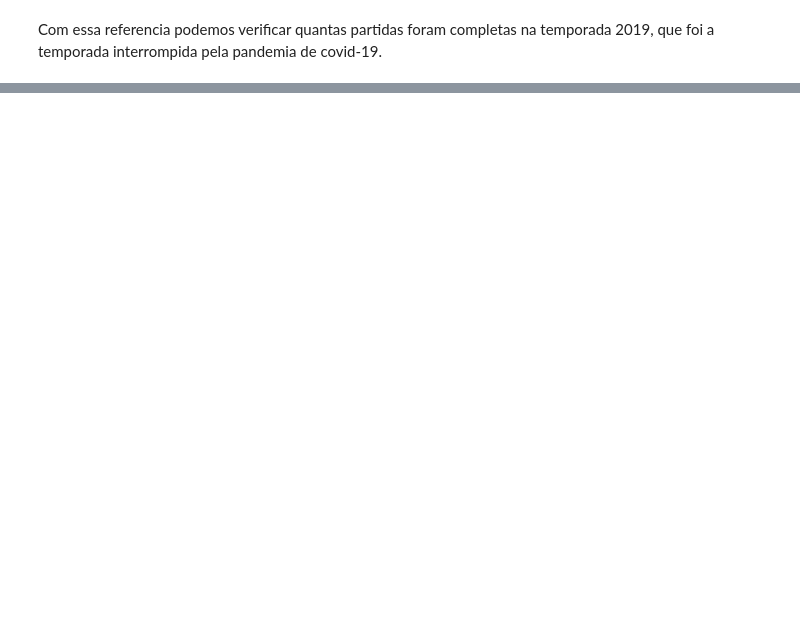
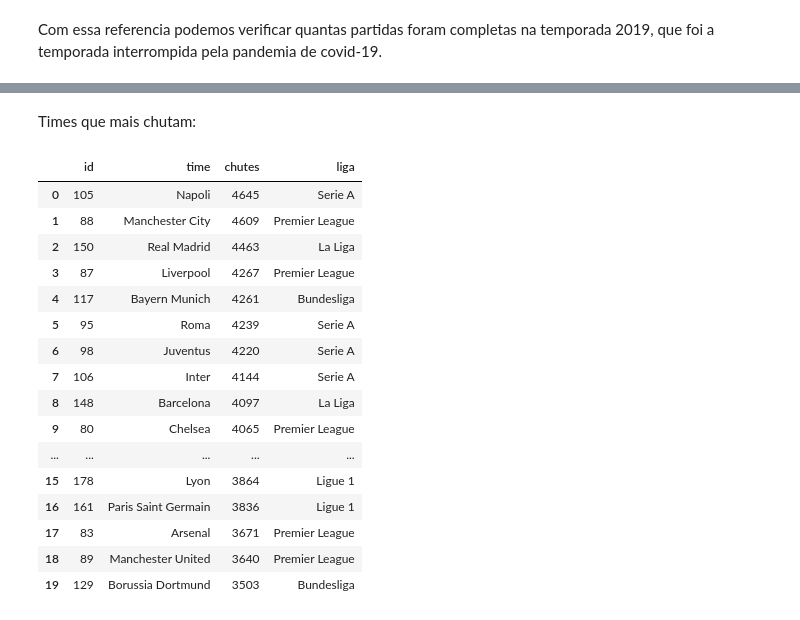
Before and after one commit to HugoCSouza/analise-database-soccer, a Jupyter notebook: trabalho.ipynb, the cells around one changed output, grey strips where cells are left out. Drawn from its saved outputs; the diff is of its cells as text; code cells hidden in the pictures; blank space fills up the shorter version.

Commit message:
Analise tabela Team Stats

```diff
--- a/trabalho.ipynb
+++ b/trabalho.ipynb
@@ -635,0 +1097,45 @@ Vemos que a unica liga que foi devidamente afetada na sua execução pela covid-
+# %% [markdown]
+Times que mais chutam:
+# %%
+query = """
+SELECT
+    ts.teamid AS ID,
+    t.name AS Time,
+    SUM(ts.shots) AS Chutes,
+    l.name as Liga
+FROM
+    trabalho.teamstats as ts
+LEFT JOIN
+    trabalho.games AS g
+    ON  ts.gameid = g.gameid
+LEFT JOIN
+    trabalho.teams AS t
+    ON  ts.teamid = t.teamid
+LEFT JOIN
+    trabalho.leagues AS l
+    ON  g.leagueid = l.leagueid
+GROUP BY
+    ts.teamid, t.name, l.name
+ORDER BY
+    Chutes DESC
+LIMIT 20
+"""
+pd.read_sql_query(query, con = engine)
+# %% [output]
+|  | id | time | chutes | liga |
+| 0 | 105 | Napoli | 4645 | Serie A |
+| 1 | 88 | Manchester City | 4609 | Premier League |
+| 2 | 150 | Real Madrid | 4463 | La Liga |
+| 3 | 87 | Liverpool | 4267 | Premier League |
+| 4 | 117 | Bayern Munich | 4261 | Bundesliga |
+| 5 | 95 | Roma | 4239 | Serie A |
+| 6 | 98 | Juventus | 4220 | Serie A |
+| 7 | 106 | Inter | 4144 | Serie A |
+| 8 | 148 | Barcelona | 4097 | La Liga |
+| 9 | 80 | Chelsea | 4065 | Premier League |
+| ... | ... | ... | ... | ... |
+| 15 | 178 | Lyon | 3864 | Ligue 1 |
+| 16 | 161 | Paris Saint Germain | 3836 | Ligue 1 |
+| 17 | 83 | Arsenal | 3671 | Premier League |
+| 18 | 89 | Manchester United | 3640 | Premier League |
+| 19 | 129 | Borussia Dortmund | 3503 | Bundesliga |
```
Also changed, not shown: parts of 47 cells of this notebook, 1 other file.
